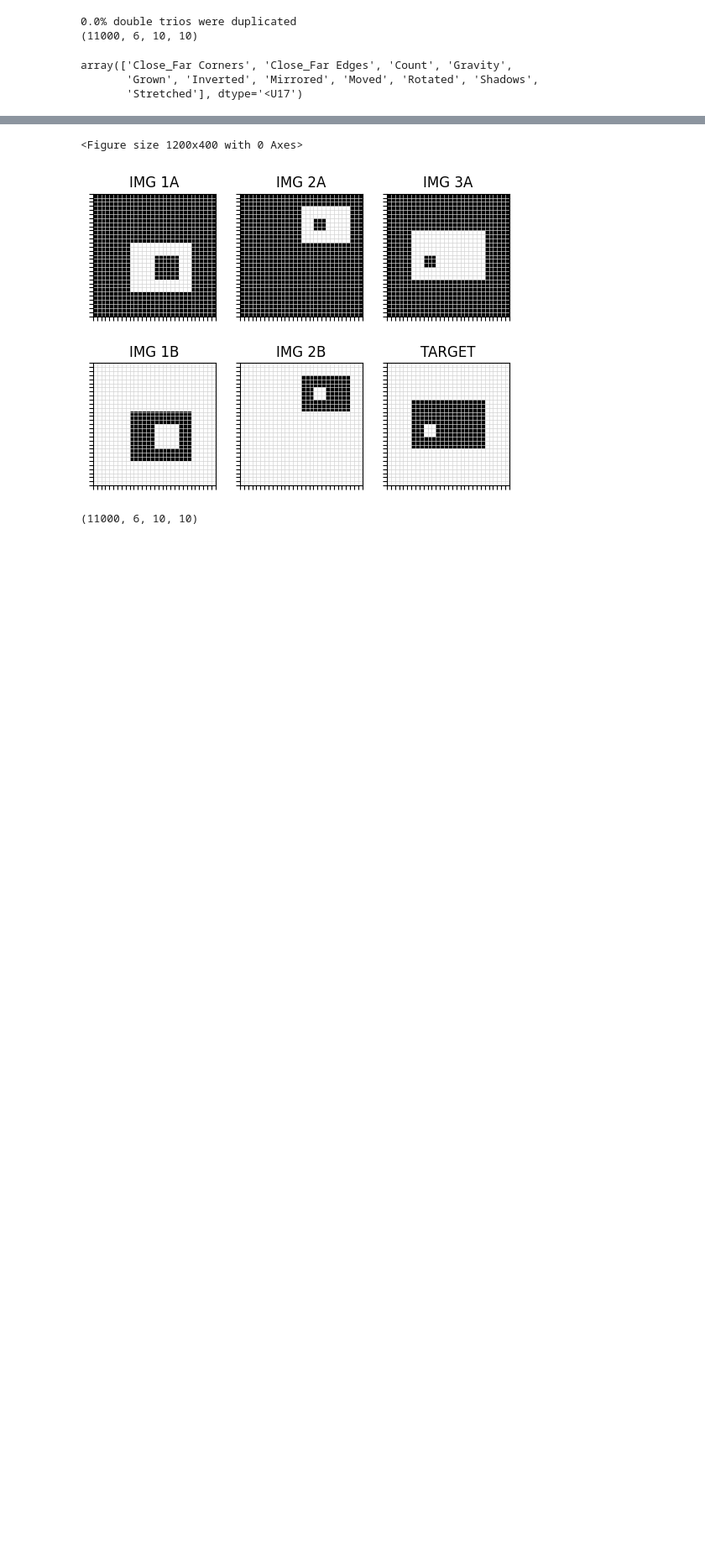
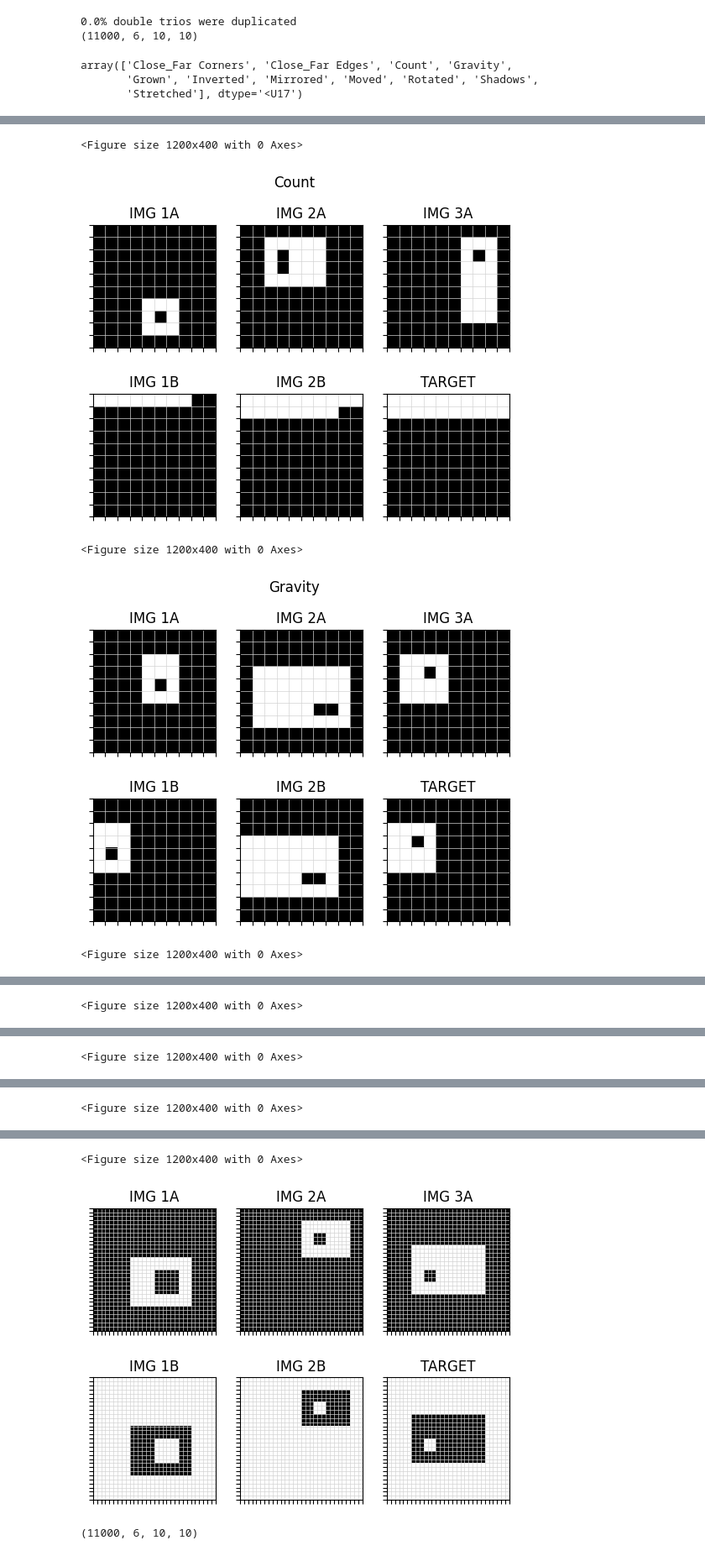
Before and after one commit to gucioopielka/ARC_DeepLearning, a Jupyter notebook: make_analogies/make_analogies.ipynb, the cells around one changed output, grey strips where cells are left out. Shown at 84% size. Drawn from its saved outputs; the diff is of its cells as text; code cells hidden in the pictures; blank space fills up the shorter version.

```diff
--- a/make_analogies/make_analogies.ipynb
+++ b/make_analogies/make_analogies.ipynb
@@ -1,6 +1,6 @@
 # %%
 #try to decrease learning rate in last 5 epochs
-make_new_data = True
+make_new_data = False
 train_new_model = False
 log_wandb = False
 
@@ -156,0 +134,12 @@ Inverted
+# %%
+for analogy_type in ['Count', 'Gravity', 'Shadows', 'Stretched', 'Grown', 'Close_Far Edges']:
+    indices = np.where(analogy_index == analogy_type)[0]
+    n = np.random.choice(indices, 1).item()
+    plot_double_trio(nonduplicates[n], analogy_type)
+    plt.show()
+# %% [output]
+<Figure size 1200x400 with 0 Axes>
+[figure, added]
+<Figure size 1200x400 with 0 Axes>
+[figure, added]
+<Figure size 1200x400 with 0 Axes>
@@ -156,0 +147 @@ Inverted
+<Figure size 1200x400 with 0 Axes>
@@ -156,0 +149 @@ Inverted
+<Figure size 1200x400 with 0 Axes>
@@ -156,0 +151 @@ Inverted
+<Figure size 1200x400 with 0 Axes>
```
Also changed, not shown: parts of 4 cells of this notebook, 3 other files.
